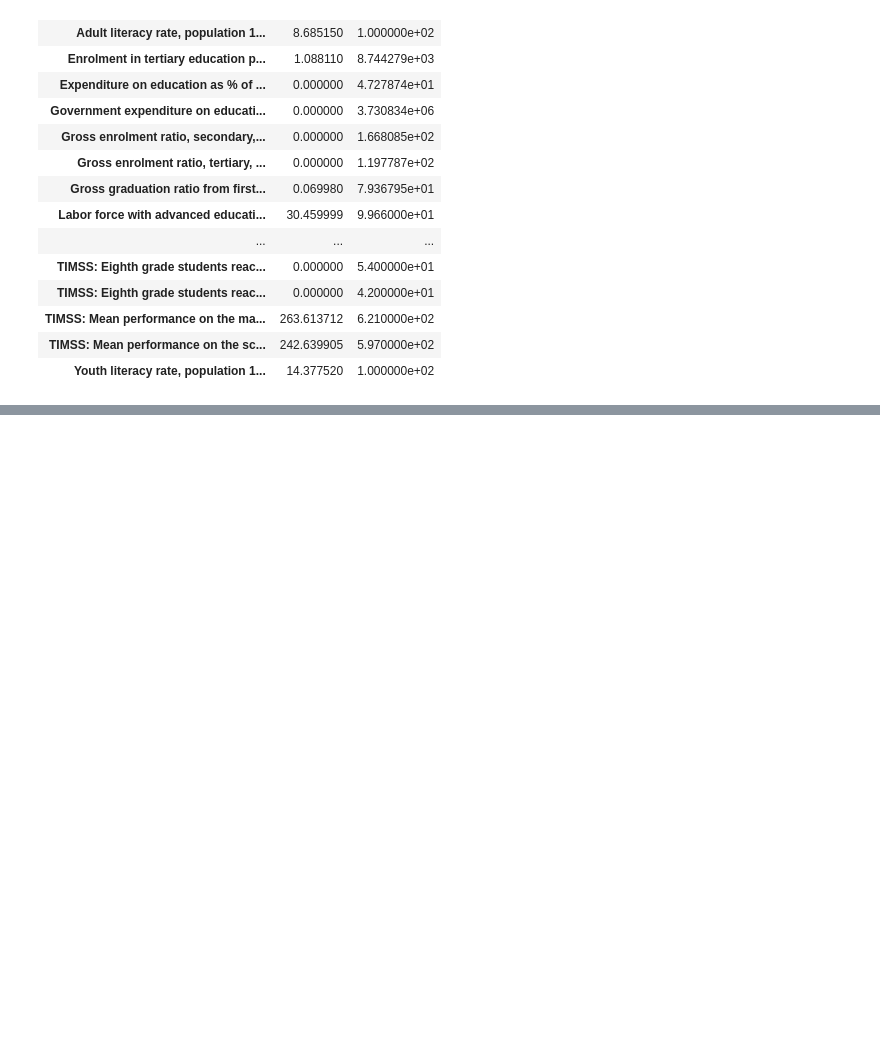
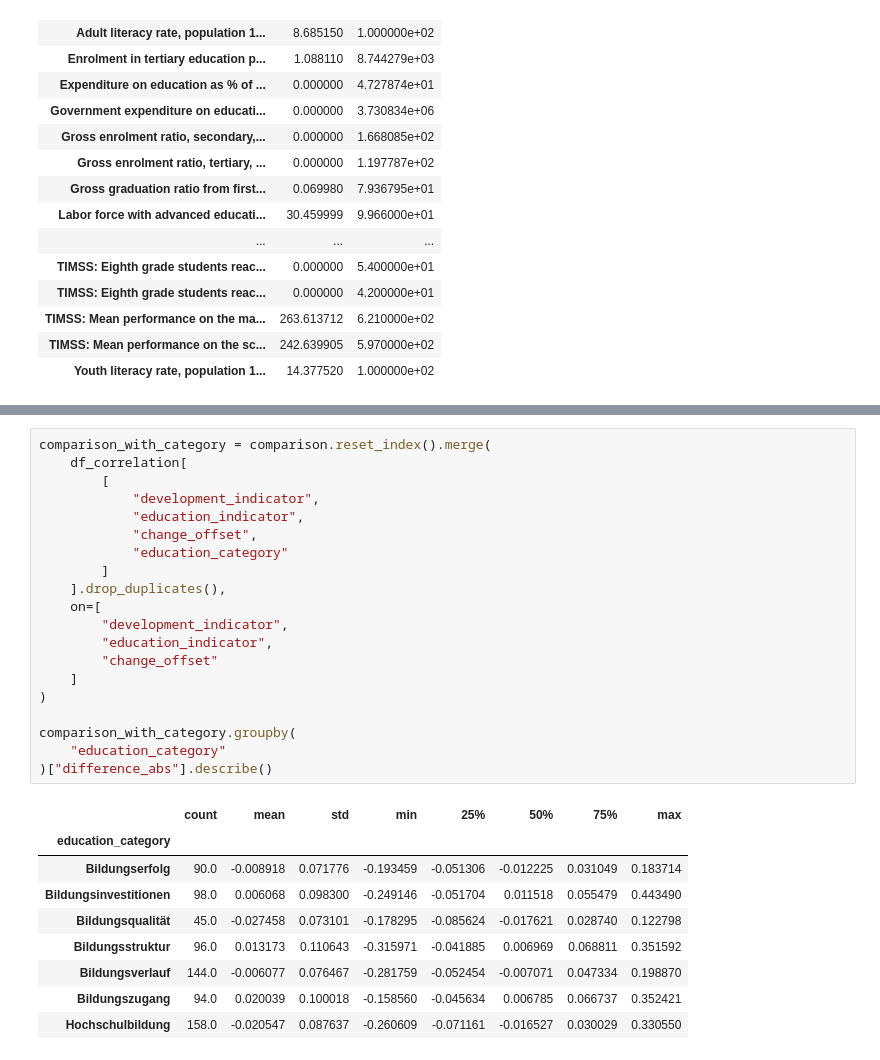
Before and after one commit to EckbertRadieschen/Analysis-App---Bildung-Entwicklung-international-, a Jupyter notebook: notebooks/abschlussprojekt.ipynb, the cells around one changed output, grey strips where cells are left out. Drawn from its saved outputs; the diff is of its cells as text; blank space fills up the shorter version.

```diff
--- a/notebooks/abschlussprojekt.ipynb
+++ b/notebooks/abschlussprojekt.ipynb
@@ -683,0 +720,30 @@ np.int64(440)
+# %%
+comparison_with_category = comparison.reset_index().merge(
+    df_correlation[
+        [
+            "development_indicator",
+            "education_indicator",
+            "change_offset",
+            "education_category"
+        ]
+    ].drop_duplicates(),
+    on=[
+        "development_indicator",
+        "education_indicator",
+        "change_offset"
+    ]
+)
+
+comparison_with_category.groupby(
+    "education_category"
+)["difference_abs"].describe()
+# %% [output]
+|  | count | mean | std | min | 25% | 50% | 75% | max |
+| education_category |  |  |  |  |  |  |  |  |
+| Bildungserfolg | 90.0 | -0.008918 | 0.071776 | -0.193459 | -0.051306 | -0.012225 | 0.031049 | 0.183714 |
+| Bildungsinvestitionen | 98.0 | 0.006068 | 0.098300 | -0.249146 | -0.051704 | 0.011518 | 0.055479 | 0.443490 |
+| Bildungsqualität | 45.0 | -0.027458 | 0.073101 | -0.178295 | -0.085624 | -0.017621 | 0.028740 | 0.122798 |
+| Bildungsstruktur | 96.0 | 0.013173 | 0.110643 | -0.315971 | -0.041885 | 0.006969 | 0.068811 | 0.351592 |
+| Bildungsverlauf | 144.0 | -0.006077 | 0.076467 | -0.281759 | -0.052454 | -0.007071 | 0.047334 | 0.198870 |
+| Bildungszugang | 94.0 | 0.020039 | 0.100018 | -0.158560 | -0.045634 | 0.006785 | 0.066737 | 0.352421 |
+| Hochschulbildung | 158.0 | -0.020547 | 0.087637 | -0.260609 | -0.071161 | -0.016527 | 0.030029 | 0.330550 |
```
Also changed, not shown: parts of 16 cells of this notebook, 13 other files.
